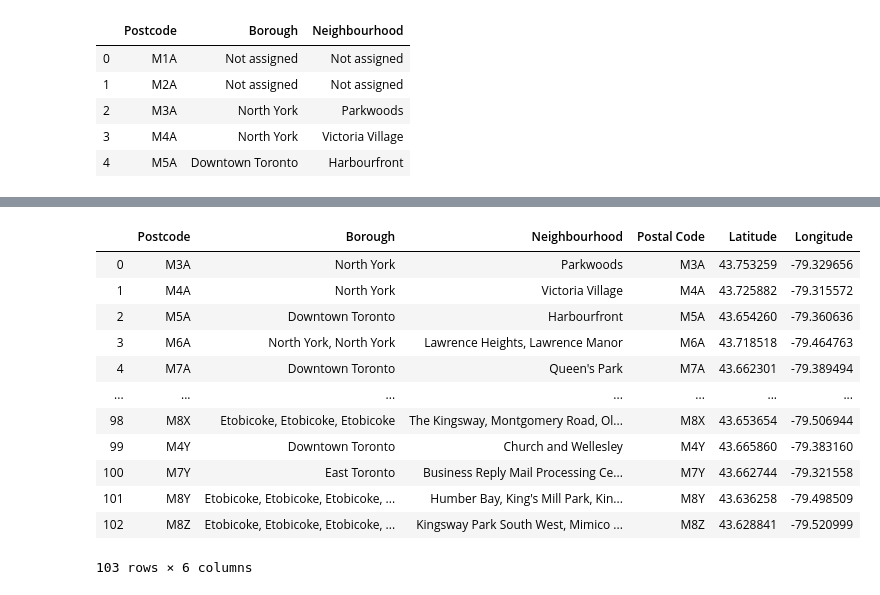
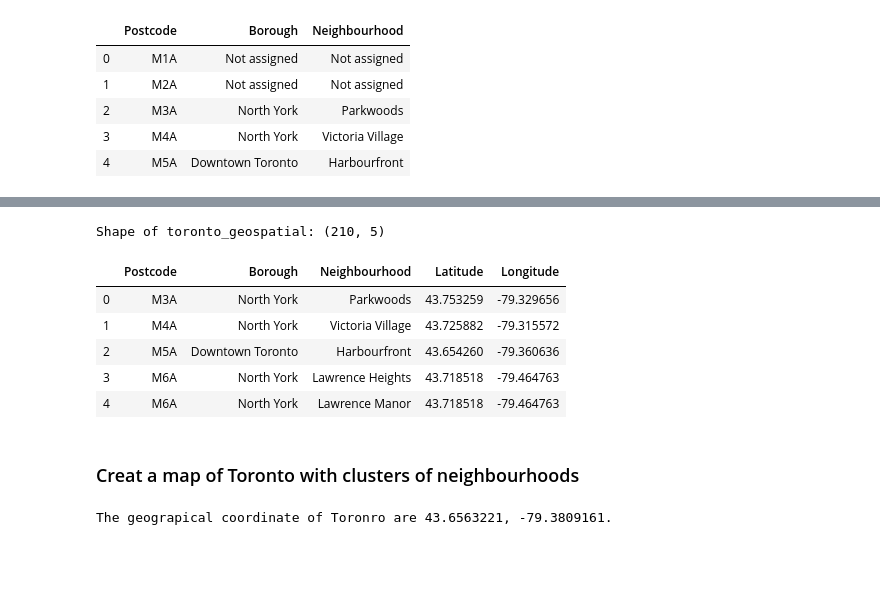
Before and after one commit to MaxYichenWang/Coursera_Capstone, a Jupyter notebook: Capston_Project_Week3_Toronto.ipynb, the cells around one changed output, grey strips where cells are left out. Drawn from its saved outputs; the diff is of its cells as text; code cells hidden in the pictures; blank space fills up the shorter version.

```diff
--- a/Capston_Project_Week3_Toronto.ipynb
+++ b/Capston_Project_Week3_Toronto.ipynb
@@ -111,19 +111,19 @@ Shape of df: (103, 3)
 | 4 | M7A | Downtown Toronto | Queen's Park |
-# %%
-geospatial_data = pd.read_csv('Geospatial_Coordinates.csv')
-toronto_geospatial = df1.merge(geospatial_data, left_on='Postcode', right_on='Postal Code')
-toronto_geospatial
-# %% [output]
-|  | Postcode | Borough | Neighbourhood | Postal Code | Latitude | Longitude |
-| 0 | M3A | North York | Parkwoods | M3A | 43.753259 | -79.329656 |
-| 1 | M4A | North York | Victoria Village | M4A | 43.725882 | -79.315572 |
-| 2 | M5A | Downtown Toronto | Harbourfront | M5A | 43.654260 | -79.360636 |
-| 3 | M6A | North York, North York | Lawrence Heights, Lawrence Manor | M6A | 43.718518 | -79.464763 |
-| 4 | M7A | Downtown Toronto | Queen's Park | M7A | 43.662301 | -79.389494 |
-| ... | ... | ... | ... | ... | ... | ... |
-| 98 | M8X | Etobicoke, Etobicoke, Etobicoke | The Kingsway, Montgomery Road, Ol... | M8X | 43.653654 | -79.506944 |
-| 99 | M4Y | Downtown Toronto | Church and Wellesley | M4Y | 43.665860 | -79.383160 |
-| 100 | M7Y | East Toronto | Business Reply Mail Processing Ce... | M7Y | 43.662744 | -79.321558 |
-| 101 | M8Y | Etobicoke, Etobicoke, Etobicoke, ... | Humber Bay, King's Mill Park, Kin... | M8Y | 43.636258 | -79.498509 |
-| 102 | M8Z | Etobicoke, Etobicoke, Etobicoke, ... | Kingsway Park South West, Mimico ... | M8Z | 43.628841 | -79.520999 |
-103 rows × 6 columns
+# %%
+geospatial_data = pd.read_csv('Geospatial_Coordinates.csv')
+geospatial_data.rename(columns={'Postal Code':'Postcode'}, inplace=True)
+
+toronto_geospatial = pd.merge(df1, geospatial_data, on='Postcode', how='left')
+
+print('Shape of toronto_geospatial: ' + str(toronto_geospatial.shape))
+toronto_geospatial.head()
+# %% [output]
+Shape of toronto_geospatial: (210, 5)
+|  | Postcode | Borough | Neighbourhood | Latitude | Longitude |
+| 0 | M3A | North York | Parkwoods | 43.753259 | -79.329656 |
+| 1 | M4A | North York | Victoria Village | 43.725882 | -79.315572 |
+| 2 | M5A | Downtown Toronto | Harbourfront | 43.654260 | -79.360636 |
+| 3 | M6A | North York | Lawrence Heights | 43.718518 | -79.464763 |
+| 4 | M6A | North York | Lawrence Manor | 43.718518 | -79.464763 |
+# %% [markdown]
+### Creat a map of Toronto with clusters of neighbourhoods
@@ -129,0 +132,12 @@ toronto_geospatial
+# %%
+# Obtain the geographical coordinate of Downtown Toronto
+
+address = 'Downtown Toronto, Ontario, Canada'
+
+geolocator = Nominatim(user_agent="ny_explorer")
+location = geolocator.geocode(address)
+latitude = location.latitude
+longitude = location.longitude
+print('The geograpical coordinate of Toronro are {}, {}.'.format(latitude, longitude))
+# %% [output]
+The geograpical coordinate of Toronro are 43.6563221, -79.3809161.
```
Also changed, not shown: parts of 18 cells of this notebook.
